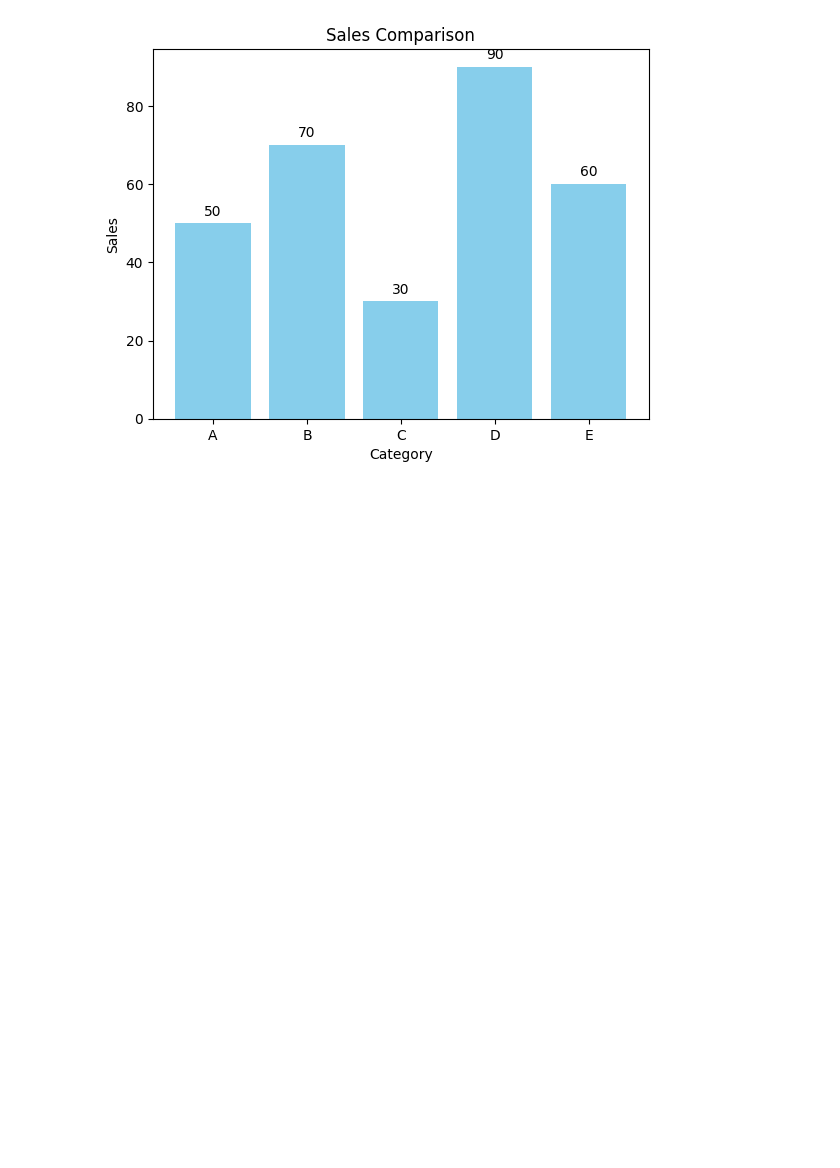
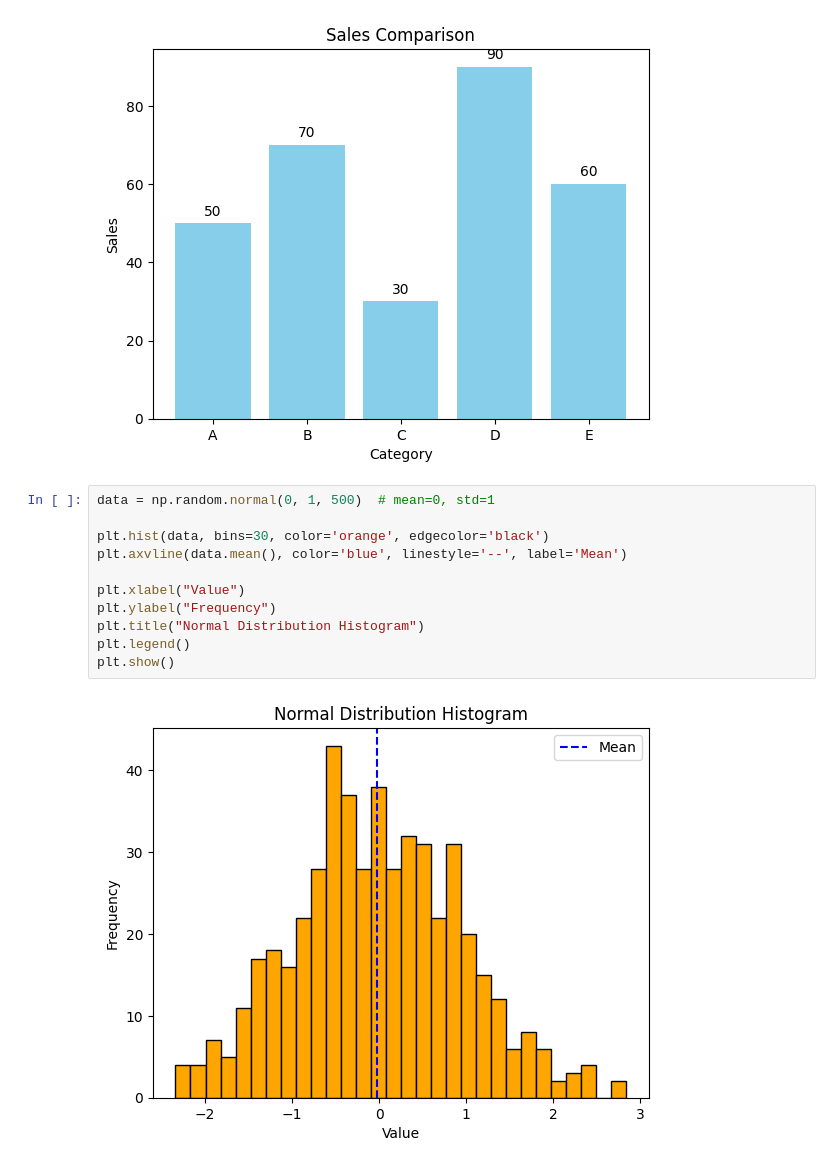
Before and after one commit to umer1730/Programming-for-AI, a Jupyter notebook: data_visualize.ipynb, the cells around one changed output. Saved outputs shown, nothing was run; the diff lists cells and outputs as text; blank space fills up the shorter version.

Commit message:
histogrm with mean line

```diff
--- a/data_visualize.ipynb
+++ b/data_visualize.ipynb
@@ -175,3 +175,16 @@ plt.title("Sales Comparison")
 plt.show()
 # %% [output]
 [figure]
+# %%
+data = np.random.normal(0, 1, 500)  # mean=0, std=1
+
+plt.hist(data, bins=30, color='orange', edgecolor='black')
+plt.axvline(data.mean(), color='blue', linestyle='--', label='Mean')
+
+plt.xlabel("Value")
+plt.ylabel("Frequency")
+plt.title("Normal Distribution Histogram")
+plt.legend()
+plt.show()
+# %% [output]
+[figure, added]
```
